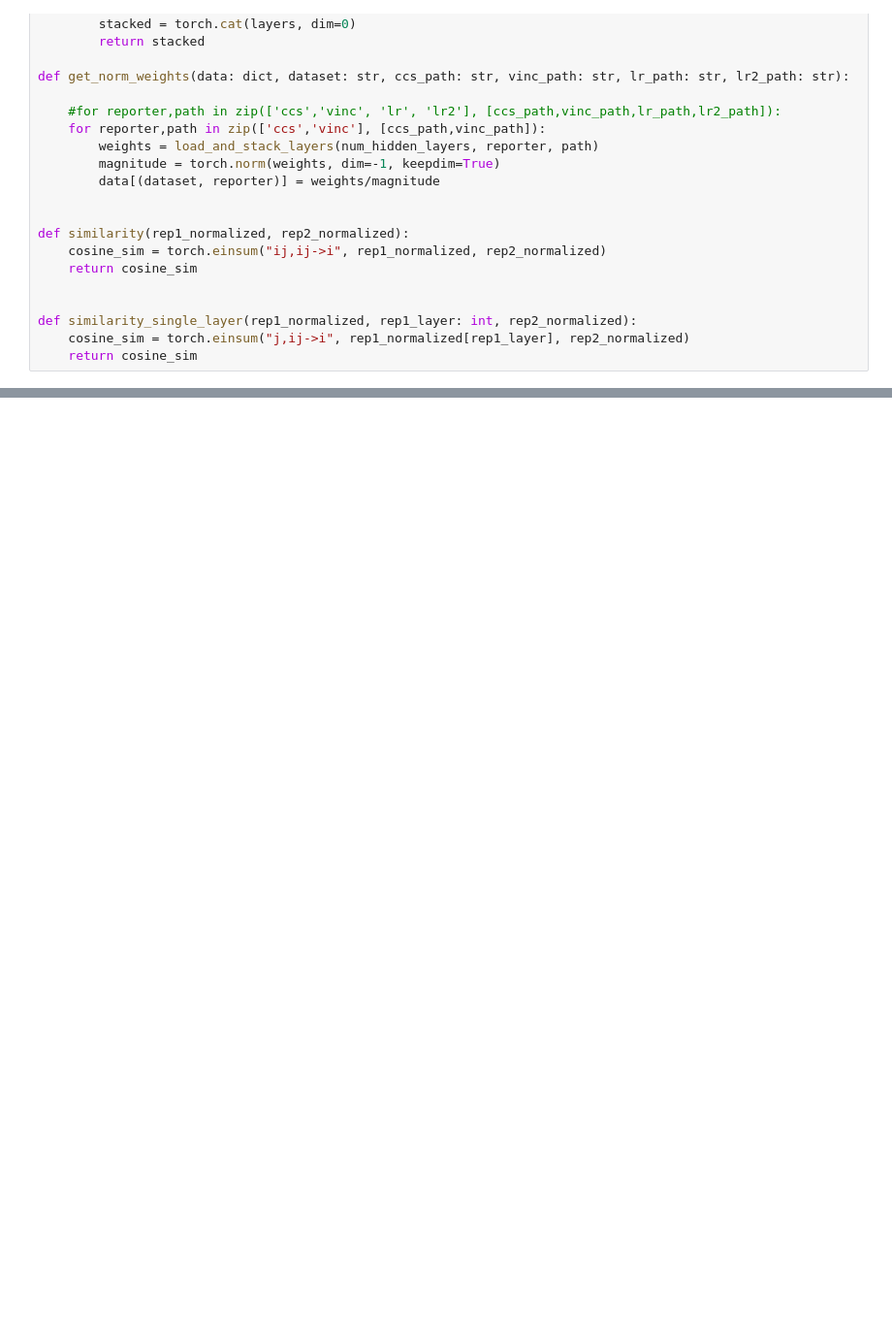
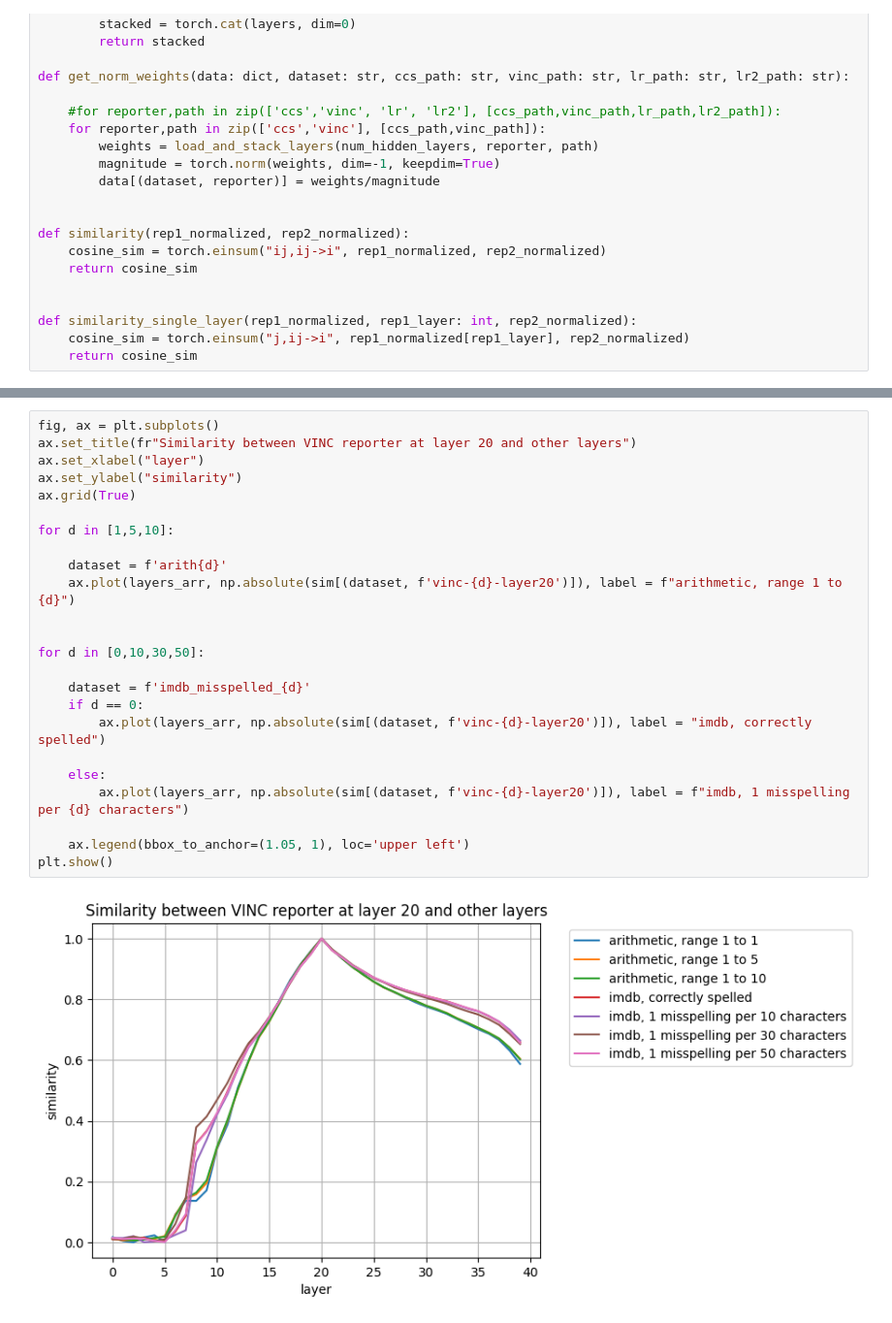
Before and after one commit to EleutherAI/elk, a Jupyter notebook: waree_results/similarity_between_datasets.ipynb, the cells around one changed output, grey strips where cells are left out. Shown: that part at 97% size. Drawn from its saved outputs; the diff is of its cells as text; blank space fills up the shorter version.

```diff
--- a/waree_results/similarity_between_datasets.ipynb
+++ b/waree_results/similarity_between_datasets.ipynb
@@ -85,0 +112,26 @@ for d in [0,5,10,30,50]:
+# %%
+fig, ax = plt.subplots()
+ax.set_title(fr"Similarity between VINC reporter at layer 20 and other layers")
+ax.set_xlabel("layer")
+ax.set_ylabel("similarity")
+ax.grid(True)
+
+for d in [1,5,10]:
+
+    dataset = f'arith{d}'
+    ax.plot(layers_arr, np.absolute(sim[(dataset, f'vinc-{d}-layer20')]), label = f"arithmetic, range 1 to {d}")
+
+
+for d in [0,10,30,50]:
+
+    dataset = f'imdb_misspelled_{d}'
+    if d == 0:
+        ax.plot(layers_arr, np.absolute(sim[(dataset, f'vinc-{d}-layer20')]), label = "imdb, correctly spelled")
+
+    else:
+        ax.plot(layers_arr, np.absolute(sim[(dataset, f'vinc-{d}-layer20')]), label = f"imdb, 1 misspelling per {d} characters")
+
+    ax.legend(bbox_to_anchor=(1.05, 1), loc='upper left')
+plt.show()
+# %% [output]
+[figure, added]
```
Also changed, not shown: parts of 4 cells of this notebook, 1 other file.
